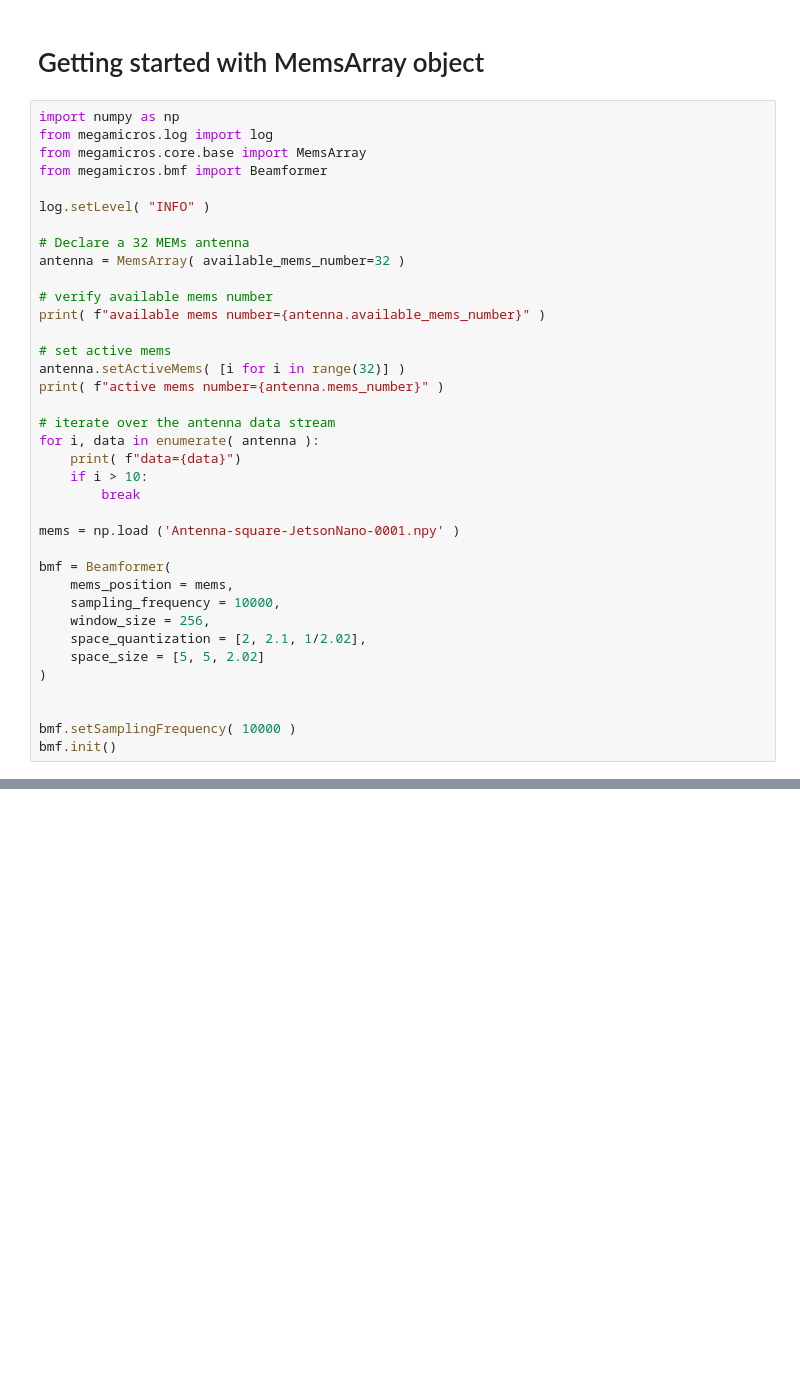
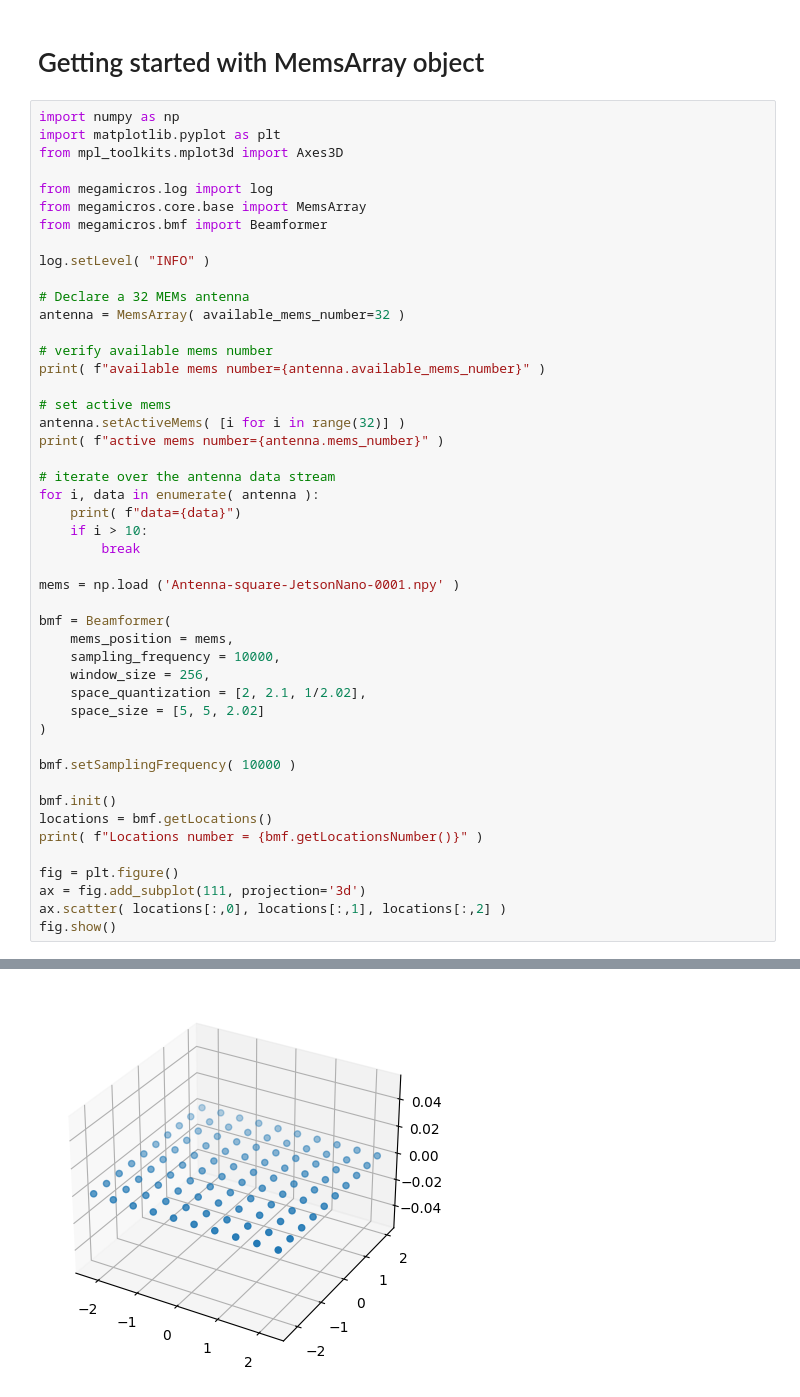
Before and after one commit to bimea/megamicros, a Jupyter notebook: notebooks/getstarted_MemsArray.ipynb, the cells around one changed output, grey strips where cells are left out. Cells and saved outputs as stored; diff of their text form; blank space fills up the shorter version.

```diff
--- a/notebooks/getstarted_MemsArray.ipynb
+++ b/notebooks/getstarted_MemsArray.ipynb
@@ -2,6 +2,9 @@
 # Getting started with MemsArray object
 # %%
 import numpy as np
+import matplotlib.pyplot as plt
+from mpl_toolkits.mplot3d import Axes3D
+
 from megamicros.log import log
 from megamicros.core.base import MemsArray
 from megamicros.bmf import Beamformer
@@ -34,7 +37,14 @@ bmf = Beamformer(
     space_size = [5, 5, 2.02]
 )
 
+bmf.setSamplingFrequency( 10000 )
 
-bmf.setSamplingFrequency( 10000 )
 bmf.init()
+locations = bmf.getLocations()
+print( f"Locations number = {bmf.getLocationsNumber()}" )
+
+fig = plt.figure()
+ax = fig.add_subplot(111, projection='3d')
+ax.scatter( locations[:,0], locations[:,1], locations[:,2] )
+fig.show()
 # %% [output]
@@ -59,17 +69,18 @@ bmf.init()
 available mems number=32
 active mems number=32
 data=[[0. 0. 0. ... 0. 0. 0.]
  [0. 0. 0. ... 0. 0. 0.]
  [0. 0. 0. ... 0. 0. 0.]
  ...
  [0. 0. 0. ... 0. 0. 0.]
  [0. 0. 0. ... 0. 0. 0.]
  [0. 0. 0. ... 0. 0. 0.]]
 data=[[0. 0. 0. ... 0. 0. 0.]
  [0. 0. 0. ... 0. 0. 0.]
  [0. 0. 0. ... 0. 0. 0.]
 ... (70 lines left out)
  ...
  [0. 0. 0. ... 0. 0. 0.]
  [0. 0. 0. ... 0. 0. 0.]
  [0. 0. 0. ... 0. 0. 0.]]
+[figure, added]
```
Also changed, not shown: parts of 2 cells of this notebook, 1 other file.
